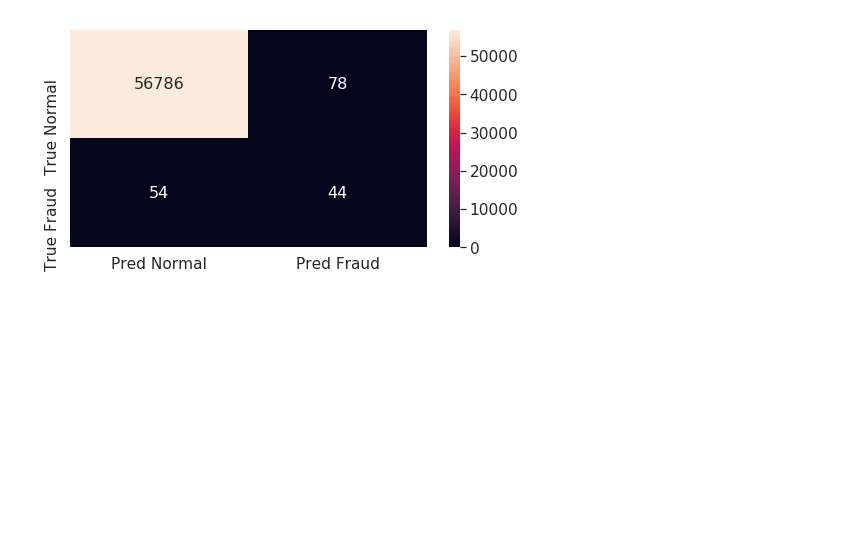
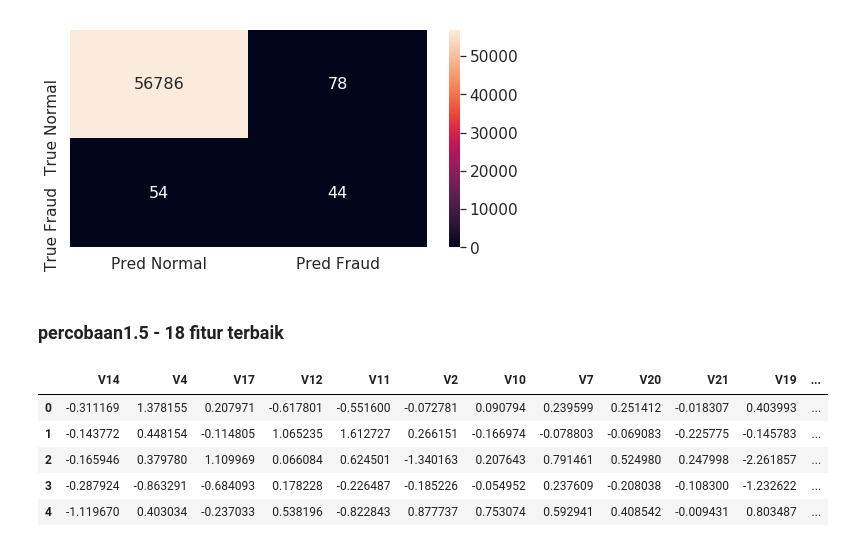
Before and after one commit to BagusDAriAwan/creditcard-fraud, a Jupyter notebook: percobaan_1_ULB_fitur_terbaik.ipynb, the cells around one changed output. Cells and saved outputs as stored; diff of their text form; code cells hidden in the pictures; blank space fills up the shorter version.

```diff
--- a/percobaan_1_ULB_fitur_terbaik.ipynb
+++ b/percobaan_1_ULB_fitur_terbaik.ipynb
@@ -502,3 +502,15 @@ f1 score :  0.4
 Confusion matrix
 TP =  44 FP =  78 FN =  54 TN =  56786
 [figure]
+# %% [markdown]
+### percobaan1.5 - 18 fitur terbaik
+# %%
+X5 = df_data[['V14','V4','V17','V12','V11','V2','V10','V7','V20','V21','V19','V8','V6','V27','V3','V26','V9','Amount']]
+X5.head()
+# %% [output]
+|  | V14 | V4 | V17 | V12 | V11 | V2 | V10 | V7 | V20 | V21 | V19 | ... |
+| 0 | -0.311169 | 1.378155 | 0.207971 | -0.617801 | -0.551600 | -0.072781 | 0.090794 | 0.239599 | 0.251412 | -0.018307 | 0.403993 | ... |
+| 1 | -0.143772 | 0.448154 | -0.114805 | 1.065235 | 1.612727 | 0.266151 | -0.166974 | -0.078803 | -0.069083 | -0.225775 | -0.145783 | ... |
+| 2 | -0.165946 | 0.379780 | 1.109969 | 0.066084 | 0.624501 | -1.340163 | 0.207643 | 0.791461 | 0.524980 | 0.247998 | -2.261857 | ... |
+| 3 | -0.287924 | -0.863291 | -0.684093 | 0.178228 | -0.226487 | -0.185226 | -0.054952 | 0.237609 | -0.208038 | -0.108300 | -1.232622 | ... |
+| 4 | -1.119670 | 0.403034 | -0.237033 | 0.538196 | -0.822843 | 0.877737 | 0.753074 | 0.592941 | 0.408542 | -0.009431 | 0.803487 | ... |
```
Also changed, not shown: parts of 8 cells of this notebook.
